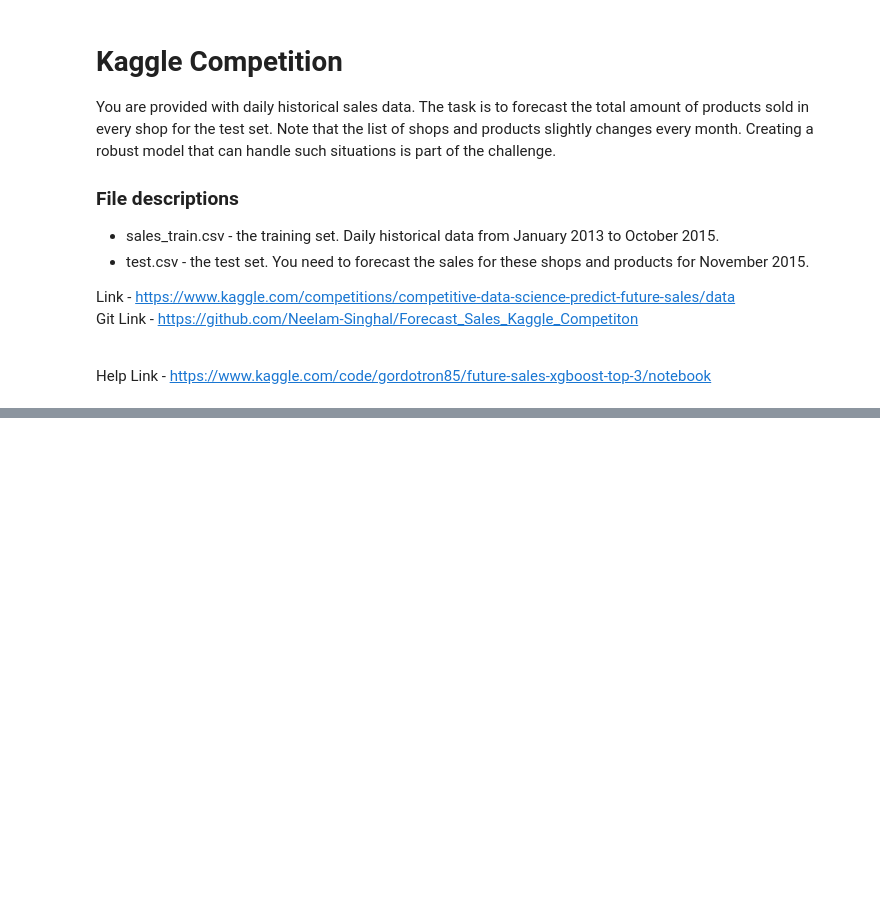
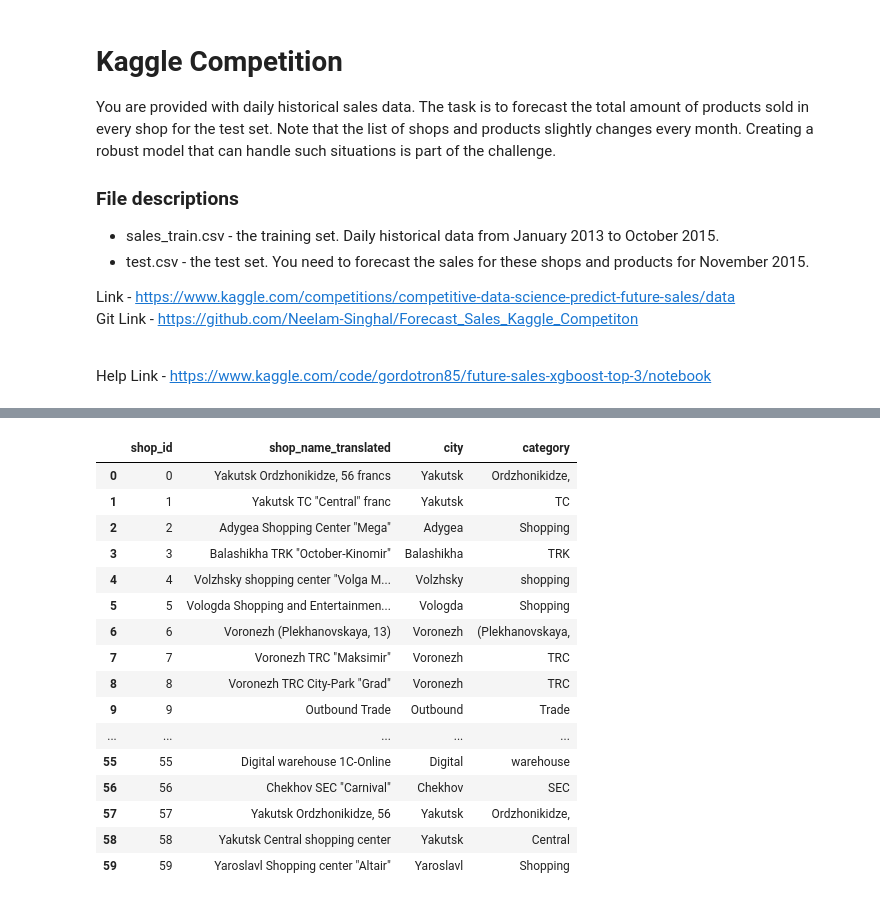
Before and after one commit to Neelam-Singhal/Forecast_Sales_Kaggle_Competiton, a Jupyter notebook: forecast_sales_winner.ipynb, the cells around one changed output, grey strips where cells are left out. Cells and saved outputs as stored; diff of their text form; code cells hidden in the pictures; blank space fills up the shorter version.

```diff
--- a/forecast_sales_winner.ipynb
+++ b/forecast_sales_winner.ipynb
@@ -17,5 +17,15 @@ Help Link - https://www.kaggle.com/code/gordotron85/future-sales-xgboost-top-3/n
 import pandas as pd
 import datetime
 from matplotlib import pyplot as plt
+import seaborn as sns
 pd.set_option('display.float_format', lambda x: '%.3f' % x)
+
+# Ignoring all warnings
+import warnings
+warnings.filterwarnings('ignore')
+
+from itertools import product
+import numpy as np
+
+pd.set_option('display.max_colwidth',3000)
 # %%
@@ -30,0 +61,20 @@ sample_submission = pd.read_csv('sample_submission.csv')
+# %%
+shops
+# %% [output]
+|  | shop_id | shop_name_translated | city | category |
+| 0 | 0 | Yakutsk Ordzhonikidze, 56 francs | Yakutsk | Ordzhonikidze, |
+| 1 | 1 | Yakutsk TC "Central" franc | Yakutsk | TC |
+| 2 | 2 | Adygea Shopping Center "Mega" | Adygea | Shopping |
+| 3 | 3 | Balashikha TRK "October-Kinomir" | Balashikha | TRK |
+| 4 | 4 | Volzhsky shopping center "Volga M... | Volzhsky | shopping |
+| 5 | 5 | Vologda Shopping and Entertainmen... | Vologda | Shopping |
+| 6 | 6 | Voronezh (Plekhanovskaya, 13) | Voronezh | (Plekhanovskaya, |
+| 7 | 7 | Voronezh TRC "Maksimir" | Voronezh | TRC |
+| 8 | 8 | Voronezh TRC City-Park "Grad" | Voronezh | TRC |
+| 9 | 9 | Outbound Trade | Outbound | Trade |
+| ... | ... | ... | ... | ... |
+| 55 | 55 | Digital warehouse 1C-Online | Digital | warehouse |
+| 56 | 56 | Chekhov SEC "Carnival" | Chekhov | SEC |
+| 57 | 57 | Yakutsk Ordzhonikidze, 56 | Yakutsk | Ordzhonikidze, |
+| 58 | 58 | Yakutsk Central shopping center | Yakutsk | Central |
+| 59 | 59 | Yaroslavl Shopping center "Altair" | Yaroslavl | Shopping |
```
Also changed, not shown: parts of 18 cells of this notebook, 1 other file.
